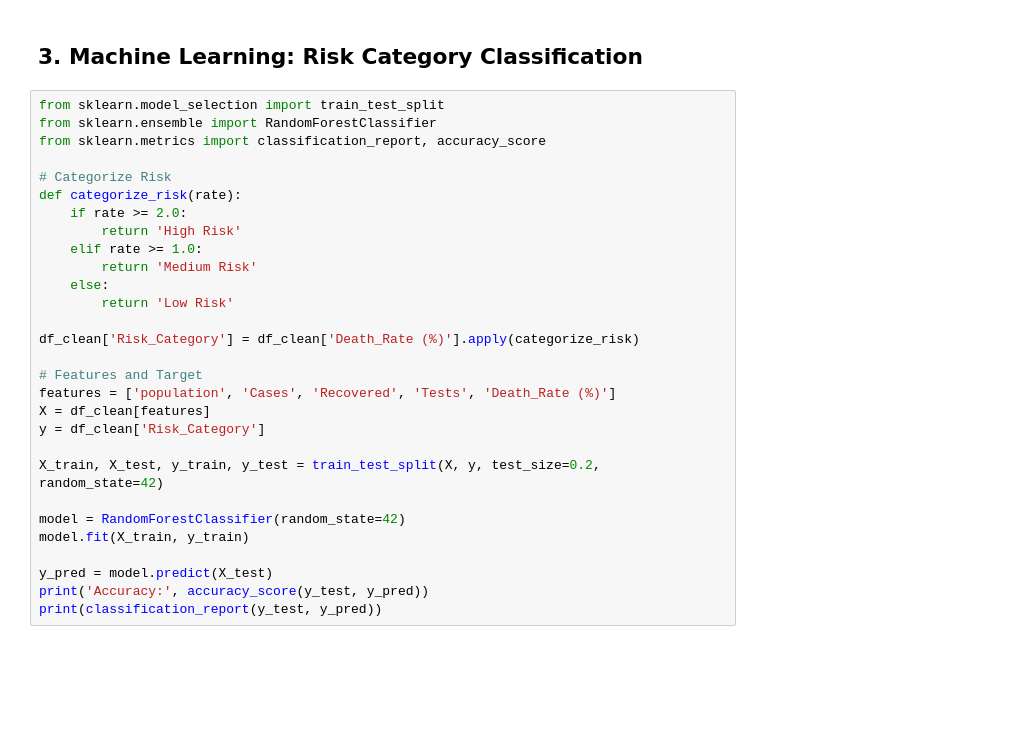
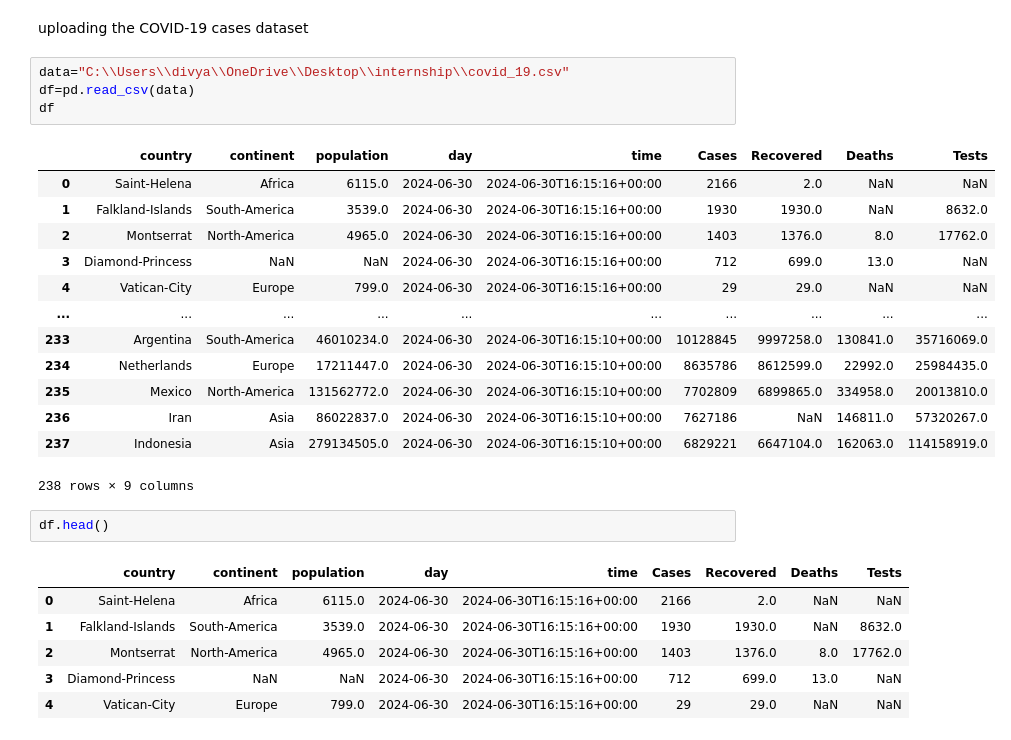
Before and after one commit to deepak627004/Data-Cleaning-and-Visualization-Project, a Jupyter notebook: project.ipynb, the cells around one changed output. Drawn from its saved outputs; the diff is of its cells as text; blank space fills up the shorter version.

```diff
--- a/project.ipynb
+++ b/project.ipynb
@@ -78,31 +35,29 @@ plt.show()
-# %% [markdown]
-## 3. Machine Learning: Risk Category Classification
-# %%
-from sklearn.model_selection import train_test_split
-from sklearn.ensemble import RandomForestClassifier
-from sklearn.metrics import classification_report, accuracy_score
-
-# Categorize Risk
-def categorize_risk(rate):
-    if rate >= 2.0:
-        return 'High Risk'
-    elif rate >= 1.0:
-        return 'Medium Risk'
-    else:
-        return 'Low Risk'
-
-df_clean['Risk_Category'] = df_clean['Death_Rate (%)'].apply(categorize_risk)
-
-# Features and Target
-features = ['population', 'Cases', 'Recovered', 'Tests', 'Death_Rate (%)']
-X = df_clean[features]
-y = df_clean['Risk_Category']
-
-X_train, X_test, y_train, y_test = train_test_split(X, y, test_size=0.2, random_state=42)
-
-model = RandomForestClassifier(random_state=42)
-model.fit(X_train, y_train)
-
-y_pred = model.predict(X_test)
-print('Accuracy:', accuracy_score(y_test, y_pred))
-print(classification_report(y_test, y_pred))
+# %% [markdown]
+uploading the COVID-19 cases dataset
+# %%
+data="C:\\Users\\divya\\OneDrive\\Desktop\\internship\\covid_19.csv"
+df=pd.read_csv(data)
+df
+# %% [output]
+|  | country | continent | population | day | time | Cases | Recovered | Deaths | Tests |
+| 0 | Saint-Helena | Africa | 6115.0 | 2024-06-30 | 2024-06-30T16:15:16+00:00 | 2166 | 2.0 | NaN | NaN |
+| 1 | Falkland-Islands | South-America | 3539.0 | 2024-06-30 | 2024-06-30T16:15:16+00:00 | 1930 | 1930.0 | NaN | 8632.0 |
+| 2 | Montserrat | North-America | 4965.0 | 2024-06-30 | 2024-06-30T16:15:16+00:00 | 1403 | 1376.0 | 8.0 | 17762.0 |
+| 3 | Diamond-Princess | NaN | NaN | 2024-06-30 | 2024-06-30T16:15:16+00:00 | 712 | 699.0 | 13.0 | NaN |
+| 4 | Vatican-City | Europe | 799.0 | 2024-06-30 | 2024-06-30T16:15:16+00:00 | 29 | 29.0 | NaN | NaN |
+| ... | ... | ... | ... | ... | ... | ... | ... | ... | ... |
+| 233 | Argentina | South-America | 46010234.0 | 2024-06-30 | 2024-06-30T16:15:10+00:00 | 10128845 | 9997258.0 | 130841.0 | 35716069.0 |
+| 234 | Netherlands | Europe | 17211447.0 | 2024-06-30 | 2024-06-30T16:15:10+00:00 | 8635786 | 8612599.0 | 22992.0 | 25984435.0 |
+| 235 | Mexico | North-America | 131562772.0 | 2024-06-30 | 2024-06-30T16:15:10+00:00 | 7702809 | 6899865.0 | 334958.0 | 20013810.0 |
+| 236 | Iran | Asia | 86022837.0 | 2024-06-30 | 2024-06-30T16:15:10+00:00 | 7627186 | NaN | 146811.0 | 57320267.0 |
+| 237 | Indonesia | Asia | 279134505.0 | 2024-06-30 | 2024-06-30T16:15:10+00:00 | 6829221 | 6647104.0 | 162063.0 | 114158919.0 |
+238 rows × 9 columns
+# %%
+df.head()
+# %% [output]
+|  | country | continent | population | day | time | Cases | Recovered | Deaths | Tests |
+| 0 | Saint-Helena | Africa | 6115.0 | 2024-06-30 | 2024-06-30T16:15:16+00:00 | 2166 | 2.0 | NaN | NaN |
+| 1 | Falkland-Islands | South-America | 3539.0 | 2024-06-30 | 2024-06-30T16:15:16+00:00 | 1930 | 1930.0 | NaN | 8632.0 |
+| 2 | Montserrat | North-America | 4965.0 | 2024-06-30 | 2024-06-30T16:15:16+00:00 | 1403 | 1376.0 | 8.0 | 17762.0 |
+| 3 | Diamond-Princess | NaN | NaN | 2024-06-30 | 2024-06-30T16:15:16+00:00 | 712 | 699.0 | 13.0 | NaN |
+| 4 | Vatican-City | Europe | 799.0 | 2024-06-30 | 2024-06-30T16:15:16+00:00 | 29 | 29.0 | NaN | NaN |
```
Also changed, not shown: parts of 31 cells of this notebook.
